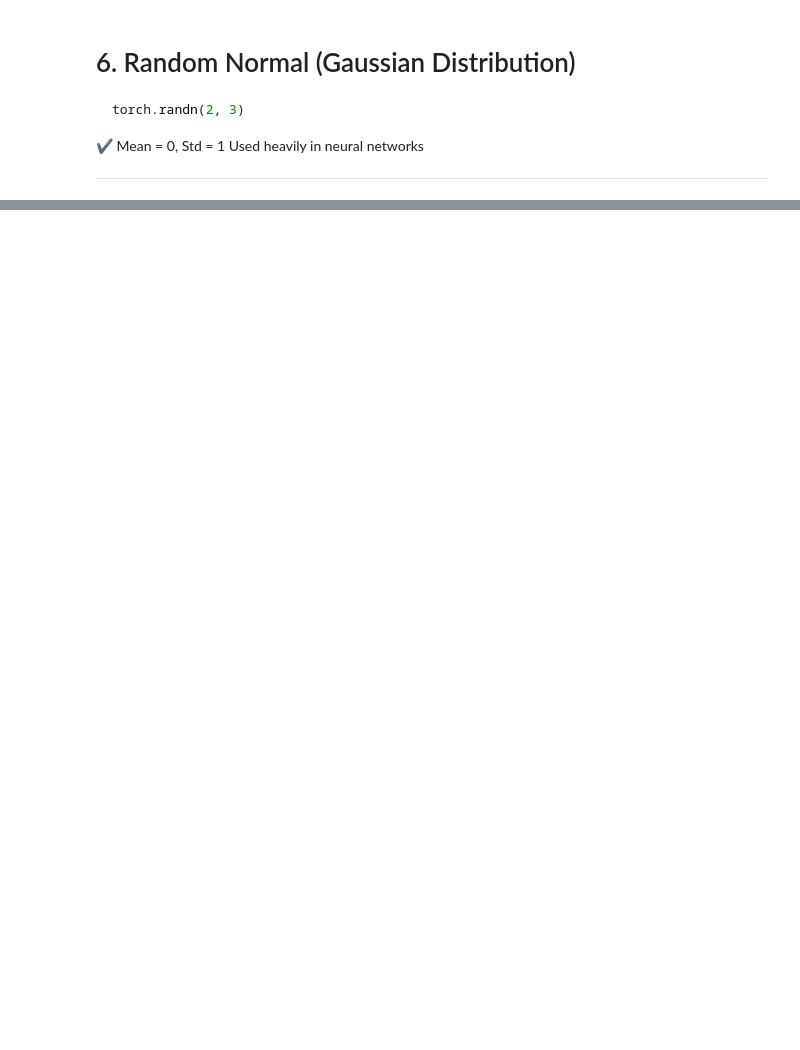
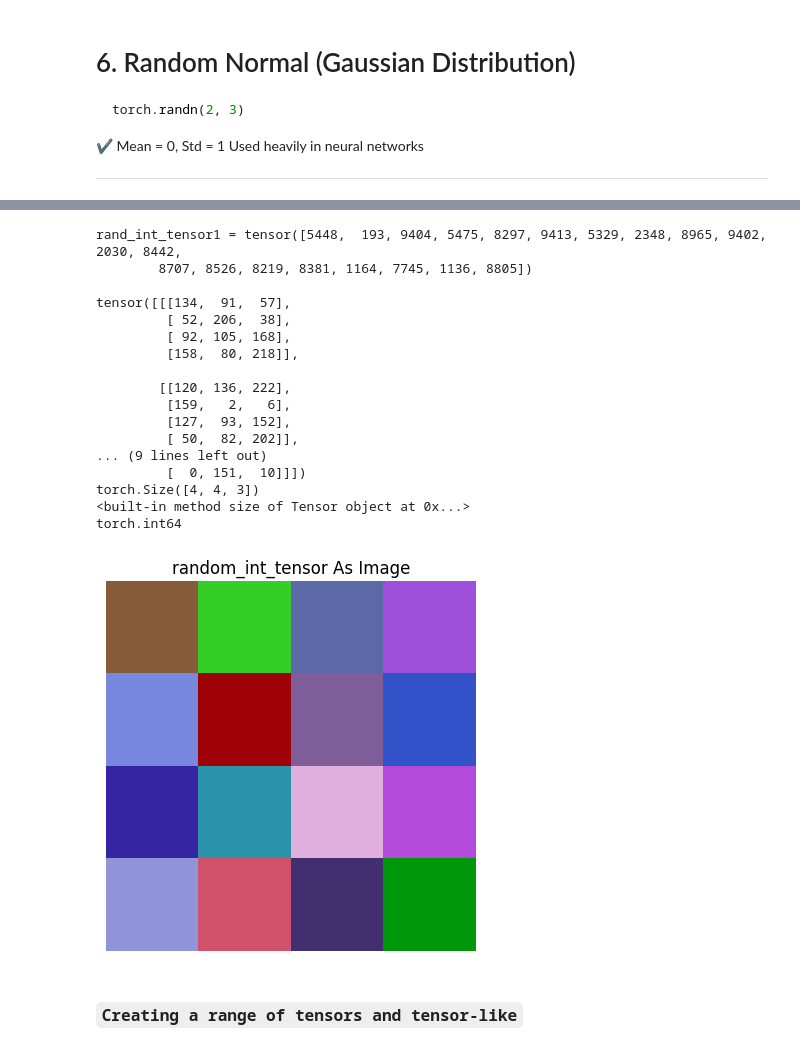
Before and after one commit to Prashant-Kumar-Codes/Deep-Learning-With-PyTorch, a Jupyter notebook: C1_Tensors.ipynb, the cells around one changed output, grey strips where cells are left out. Drawn from its saved outputs; the diff is of its cells as text; code cells hidden in the pictures; blank space fills up the shorter version.

````diff
--- a/C1_Tensors.ipynb
+++ b/C1_Tensors.ipynb
@@ -308,0 +555,30 @@ torch.tensor()
+# %%
+rand_int_tensor1 = torch.randint(0, 10000, (20,))
+print(f'rand_int_tensor1 = {rand_int_tensor1}\n')
+random_int_tensor = torch.randint(0, 225, size=(4,4,3))
+print(f'{random_int_tensor}\n{random_int_tensor.shape}\n{random_int_tensor.size}\n{random_int_tensor.dtype}')
+plt.imshow(random_int_tensor)
+plt.title('random_int_tensor As Image')
+plt.axis(False)
+plt.show()
+# %% [output]
+rand_int_tensor1 = tensor([5448,  193, 9404, 5475, 8297, 9413, 5329, 2348, 8965, 9402, 2030, 8442,
+        8707, 8526, 8219, 8381, 1164, 7745, 1136, 8805])
+
+tensor([[[134,  91,  57],
+         [ 52, 206,  38],
+         [ 92, 105, 168],
+         [158,  80, 218]],
+
+        [[120, 136, 222],
+         [159,   2,   6],
+         [127,  93, 152],
+         [ 50,  82, 202]],
+... (9 lines left out)
+         [  0, 151,  10]]])
+torch.Size([4, 4, 3])
+<built-in method size of Tensor object at 0x...>
+torch.int64
+[figure, added]
+# %% [markdown]
+### ```Creating a range of tensors and tensor-like```
````
Also changed, not shown: parts of 14 cells of this notebook.
